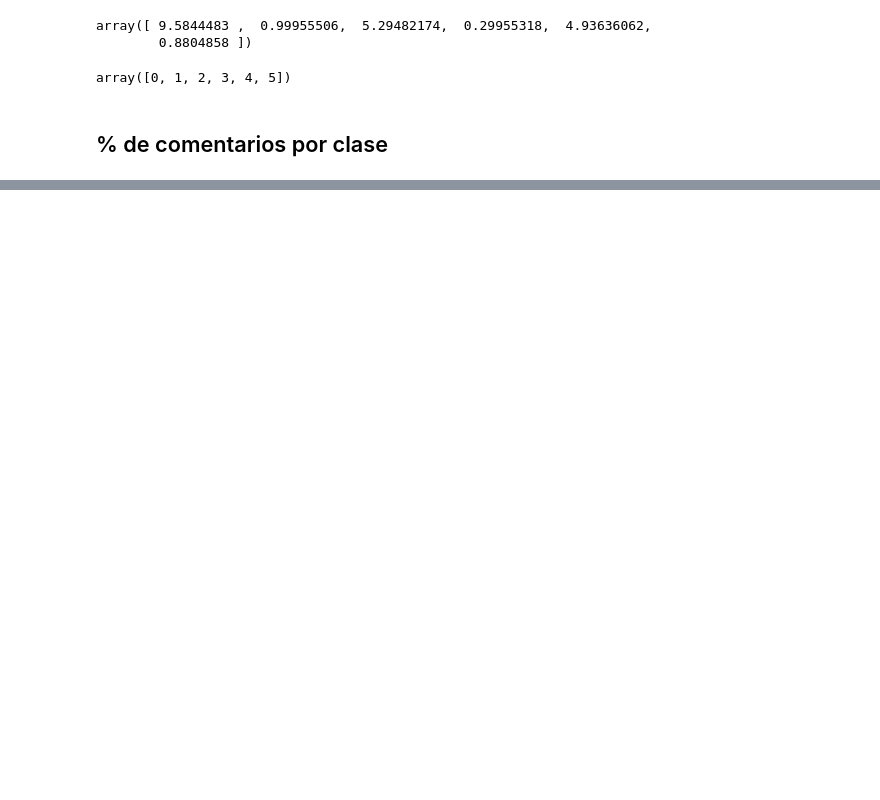
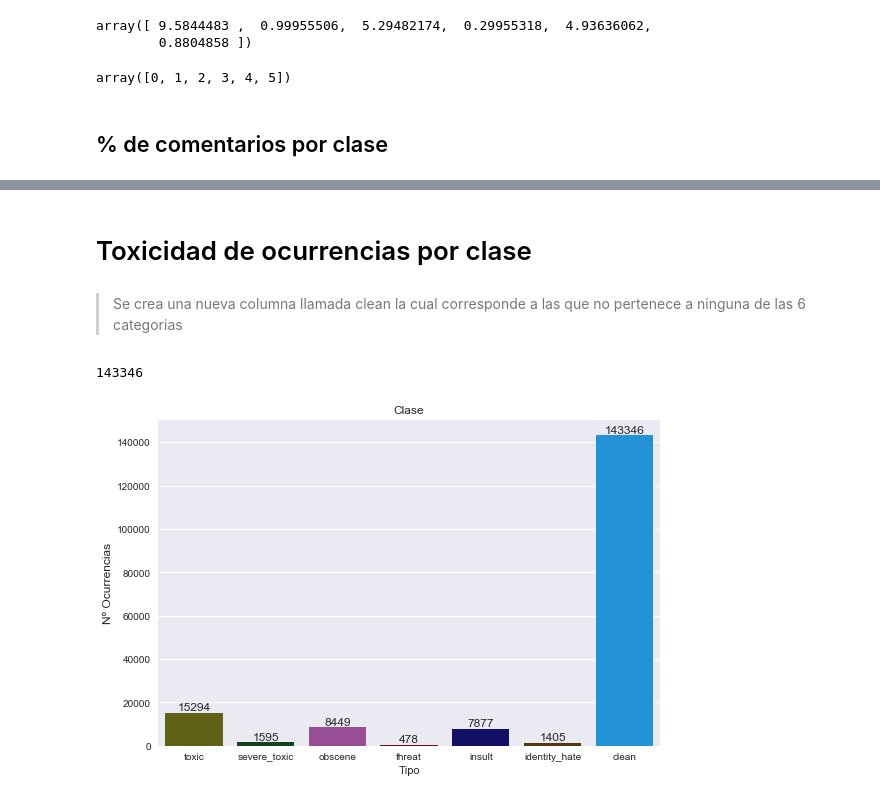
Before and after one commit to racu10/toxicom, a Jupyter notebook: notebooks/2_Graph Analisis.ipynb, the cells around one changed output, grey strips where cells are left out. Drawn from its saved outputs; the diff is of its cells as text; code cells hidden in the pictures; blank space fills up the shorter version.

```diff
--- a/notebooks/2_Graph Analisis.ipynb
+++ b/notebooks/2_Graph Analisis.ipynb
@@ -55 +72,34 @@ plt.show()
+# %% [markdown]
+# Toxicidad de ocurrencias por clase
+# %% [markdown]
+> Se crea una nueva columna llamada clean la cual corresponde a las que no pertenece a ninguna de las 6 categorias
+# %%
+rowsums=train.iloc[:,2:].sum(axis=1)
+train['clean']=(rowsums==0)
+train['clean'].sum()
+# %% [output]
+143346
+# %%
+colors_list = ["brownish green", "pine green", "ugly purple",
+               "blood", "deep blue", "brown", "azure"]
+
+palette= sns.xkcd_palette(colors_list)
+
+x=train.iloc[:,2:8].sum()
+x['clean'] = train['clean'].sum()
+plt.figure(figsize=(9,6))
+ax= sns.barplot(x.index, x.values,palette=palette)
+plt.title("Clase")
+plt.ylabel('Nº Ocurrencias', fontsize=12)
+plt.xlabel('Tipo')
+rects = ax.patches
+labels = x.values
+for rect, label in zip(rects, labels):
+    height = rect.get_height()
+    ax.text(rect.get_x() + rect.get_width()/2, height + 10, label,
+            ha='center', va='bottom')
+
+plt.show()
+# %% [output]
+[figure, added]
 # %% [markdown]
```
Also changed, not shown: parts of 27 cells of this notebook, 1 other file.
